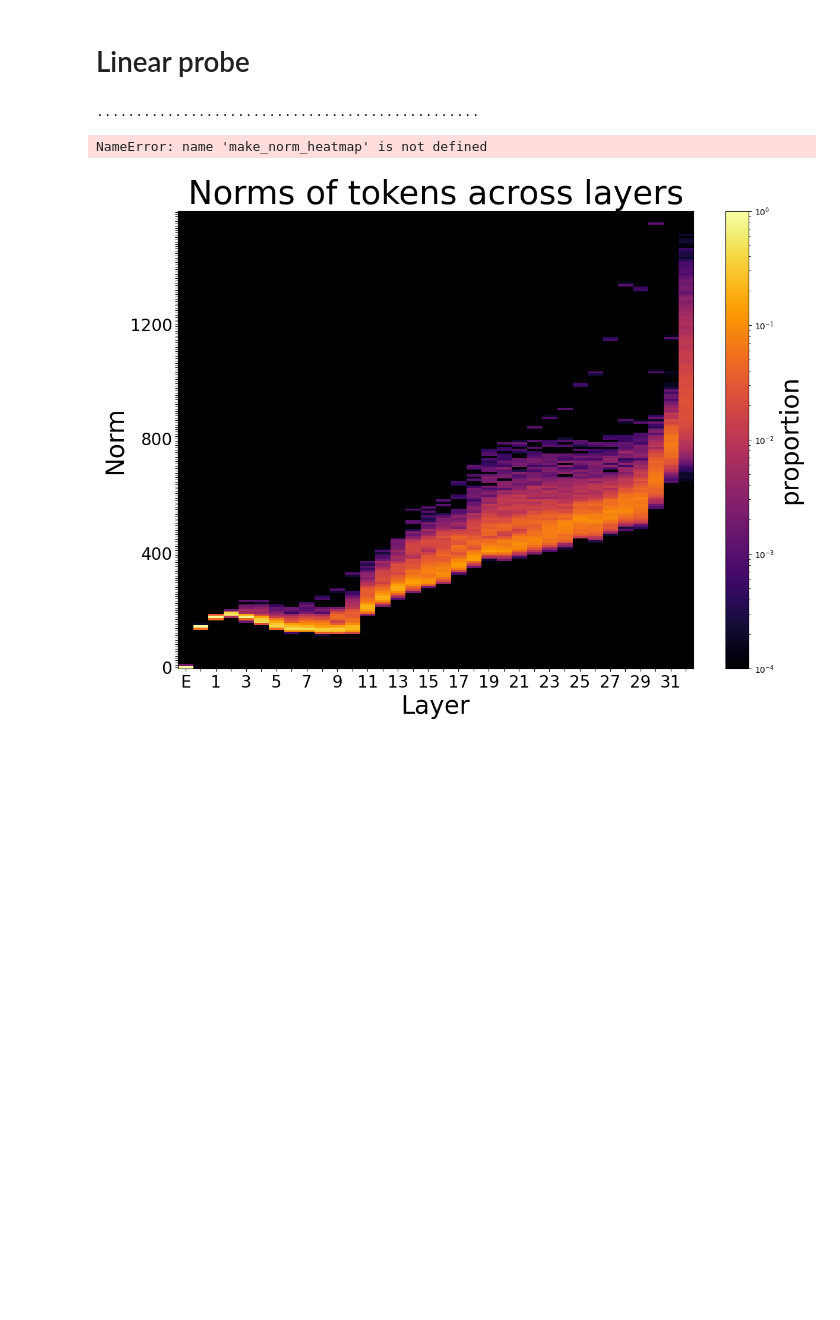
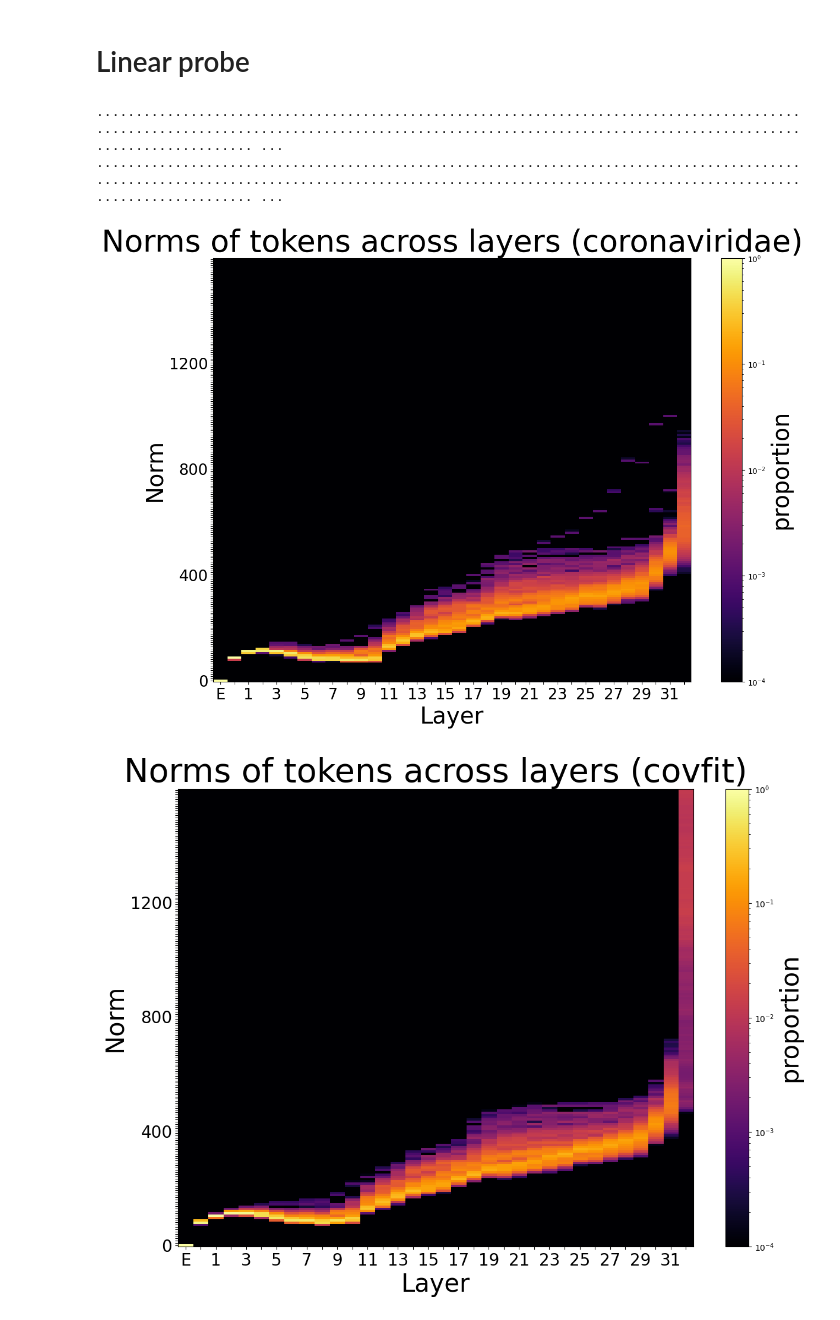
Before and after one commit to blab/mutational-embedding-vectors, a Jupyter notebook: notebooks/ex32_covarying_sites.ipynb, the cells around one changed output. Drawn from its saved outputs; the diff is of its cells as text; code cells hidden in the pictures; blank space fills up the shorter version.

Commit message:
characterizing high norm sites

```diff
--- a/notebooks/ex32_covarying_sites.ipynb
+++ b/notebooks/ex32_covarying_sites.ipynb
@@ -150,0 +111,2 @@ print(hooked_esm.load_state_dict(interp_utils.get_hooked_state_dict(esm_disp.sta
+# %%
+esm_config, esm_disp, (hooked_esm, get_logit_coronaviridae) = interp_utils.setup_and_load_model(experiment_config, "coronaviridae")
@@ -450,7 +420,7 @@ def get_seq_norms(model, rand_seqs=rand_seqs, cache_keys=cache_keys):
     del rand_seqs_cache
     torch.cuda.empty_cache()
 
-    for batch_idx in range(batch_num, 1000, batch_num):
+    for batch_idx in range(batch_num, rand_seqs.shape[0], batch_num):
         print(".", end="", flush=True)
         hooked_output, rand_seqs_cache = model.run_with_cache(rand_seqs[batch_idx:batch_idx+batch_num], names_filter=cache_keys)
         rand_seqs_norms = [torch.cat([x, rand_seqs_cache[layer].norm(dim=-1).squeeze()]) for x,layer in zip(rand_seqs_norms, cache_keys)]
@@ -476,10 +446,13 @@ def make_norm_heatmap(layer_tok_norms, bins):
         vals = torch.histogram(input=layer_tok_norms[l].ravel(), bins=bins).hist
         density_map[l,:] = vals / vals.sum()
     return density_map
+# %%
+# get norms
+seq_norms_coronavirdae = get_seq_norms(hooked_esm)
+seq_norms_covfit = get_seq_norms(hooked_esm_covfit)
+# %% [output]
+........................................................................................................................................................................................................ ...
+........................................................................................................................................................................................................ ...
 # %%
-bins = torch.linspace(0,1600,201)
-seq_norms_coronavirdae = get_seq_norms(hooked_esm)
-density_map_coronaviridae = make_norm_heatmap(seq_norms_coronavirdae, bins=bins)
+density_map_coronaviridae = make_norm_heatmap([x.cpu() for x in seq_norms_coronavirdae], bins=torch.linspace(0,1600,201))
+density_map_covfit = make_norm_heatmap([x.cpu() for x in seq_norms_covfit], bins=torch.linspace(0,1600,201))
-# %% [output]
-.................................................
-NameError: name 'make_norm_heatmap' is not defined
@@ -488,15 +459,17 @@ density_map_coronaviridae.shape
 # %%
 eps = 1e-4
-fig, ax = plt.subplots(1,1,figsize=(14,10))
-ret = ax.imshow(norm_density_map.T + eps, origin='lower', aspect='auto', norm=LogNorm(vmin=eps, vmax=1+eps), cmap="inferno")
-cbar = plt.colorbar(ret)
-cbar.set_label("proportion", fontsize=30)
-ax.set_xticks(torch.arange(hooked_esm.cfg.n_layers+1), ["E", *[x if x % 2 == 1 else "" for x in range(hooked_esm.cfg.n_layers)]], fontsize=20)
-ax.set_yticks(torch.arange(norm_density_map.shape[-1]), [8*x if x % 50 == 0 else "" for x in range(norm_density_map.shape[-1])], fontsize=20)
-ax.set_title("Norms of tokens across layers", fontsize=40)
-ax.set_xlabel("Layer", fontsize=30)
-ax.set_ylabel("Norm", fontsize=30)
-# plt.savefig("../figures/tok_norm_across_layers.png")
-plt.show()
+for model_type, density_map in zip(["coronaviridae", "covfit"], [density_map_coronaviridae, density_map_covfit]):
+    fig, ax = plt.subplots(1,1,figsize=(14,10))
+    ret = ax.imshow(density_map.T + eps, origin='lower', aspect='auto', norm=LogNorm(vmin=eps, vmax=1+eps), cmap="inferno")
+    cbar = plt.colorbar(ret)
+    cbar.set_label("proportion", fontsize=30)
+    ax.set_xticks(torch.arange(hooked_esm.cfg.n_layers+1), ["E", *[x if x % 2 == 1 else "" for x in range(hooked_esm.cfg.n_layers)]], fontsize=20)
+    ax.set_yticks(torch.arange(density_map.shape[-1]), [8*x if x % 50 == 0 else "" for x in range(density_map.shape[-1])], fontsize=20)
+    ax.set_title(f"Norms of tokens across layers ({model_type})", fontsize=40)
+    ax.set_xlabel("Layer", fontsize=30)
+    ax.set_ylabel("Norm", fontsize=30)
+    plt.savefig(f"../figures/tok_norm_across_layers_{model_type}.png")
+    plt.show()
 # %% [output]
-[figure, old version]
+[figure, new version]
+[figure, added]
```
Also changed, not shown: parts of 33 cells of this notebook, 7 other files.
